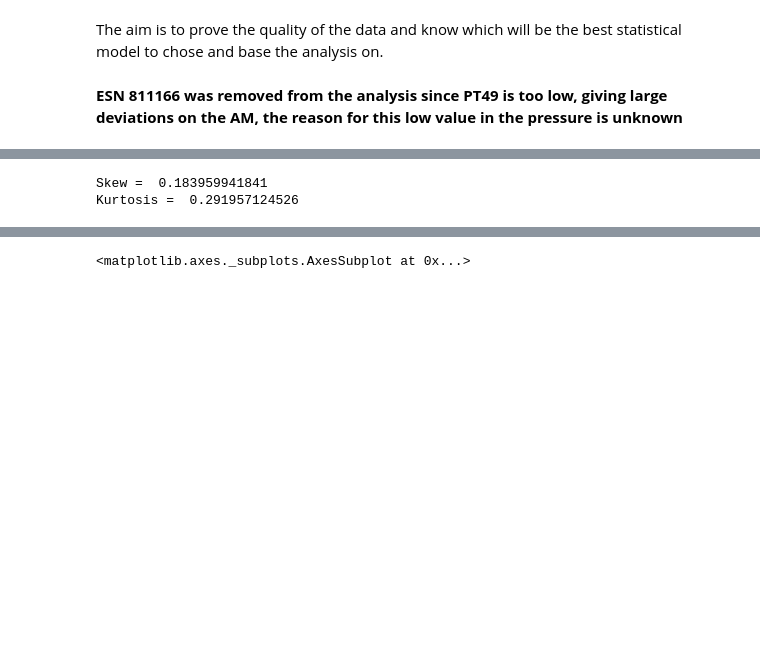
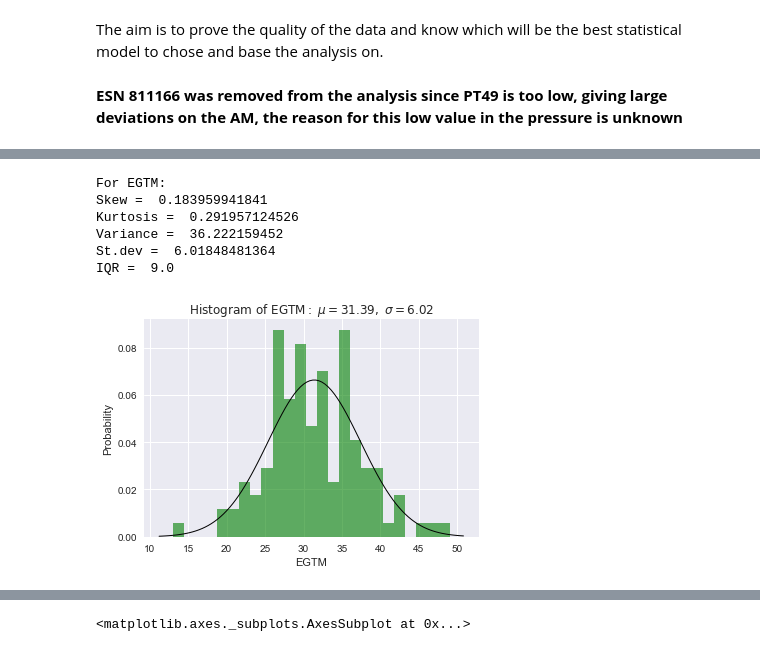
Before and after one commit to cristinamendozar/KLM, a Jupyter notebook: KLM STATISTICAL DATA ANALYSIS _ CASE A.ipynb, the cells around one changed output, grey strips where cells are left out. Drawn from its saved outputs; the diff is of its cells as text; code cells hidden in the pictures; blank space fills up the shorter version.

```diff
--- a/KLM STATISTICAL DATA ANALYSIS _ CASE A.ipynb
+++ b/KLM STATISTICAL DATA ANALYSIS _ CASE A.ipynb
@@ -31,13 +11,60 @@ df
 # %%
 import pandas as pd
 import scipy.stats as stats
+from scipy.stats import iqr
 df = pd.read_excel('//kl1015cy/home$/klm76343/Desktop/000 Thesis/01 KLM/01 Documents/02 EXCEL/010 Statistics_bewteen_model_cases.xlsx',
                    'CASE-A')
-skew = stats.skew(df['EGTM'])
-kurt = stats.kurtosis(df['EGTM'])
+data = df['EGTM']
 
+skew = stats.skew(data)
+kurt = stats.kurtosis(data)
+var = np.var(data)
+std = np.std(data)
+IQR = iqr(data)
+
+print "For EGTM:"
 print "Skew = ",skew
 print "Kurtosis = ", kurt
+print "Variance = ", var
+print "St.dev = ", std
+print "IQR = ", IQR
 # %% [output]
+For EGTM:
 Skew =  0.183959941841
 Kurtosis =  0.291957124526
+Variance =  36.222159452
+St.dev =  6.01848481364
+IQR =  9.0
+# %%
+%matplotlib inline
+import pandas as pd
+import matplotlib.pyplot as plt
+import numpy as np
+from scipy.stats import norm
+
+df = pd.read_excel('//kl1015cy/home$/klm76343/Desktop/000 Thesis/01 KLM/01 Documents/02 EXCEL/010 Statistics_bewteen_model_cases.xlsx',
+                   'CASE-A')
+
+data = df['EGTM']
+
+# Fit a normal distribution to the data:
+mu, std = norm.fit(data)
+
+# Plot the histogram.
+plt.hist(data, bins=25, normed=True, alpha=0.6, color='g')
+
+# Plot the PDF.
+xmin, xmax = plt.xlim()
+x = np.linspace(xmin, xmax, 100)
+p = norm.pdf(x, mu, std)
+plt.plot(x, p, 'k', linewidth=1)
+#title = "Fit results: mu = %.2f,  std = %.2f for EGTM" % (mu, std)
+#plt.title(title)
+
+plt.xlabel('EGTM')
+plt.ylabel('Probability')
+title ="$\mathrm{Histogram\ of\ EGTM:}\ \mu=%.2f,\ \sigma=%.2f$" % (mu, std)
+plt.title(title)
+plt.grid(True)
+# %% [output]
+[figure, added]
```
Also changed, not shown: parts of 29 cells of this notebook, 2 other files.
